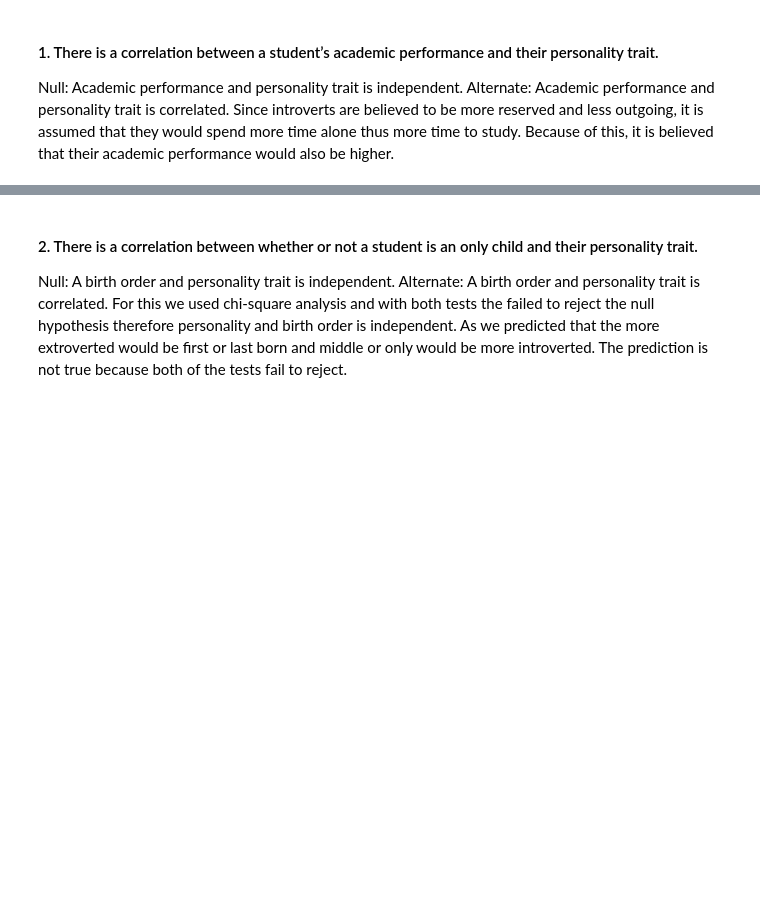
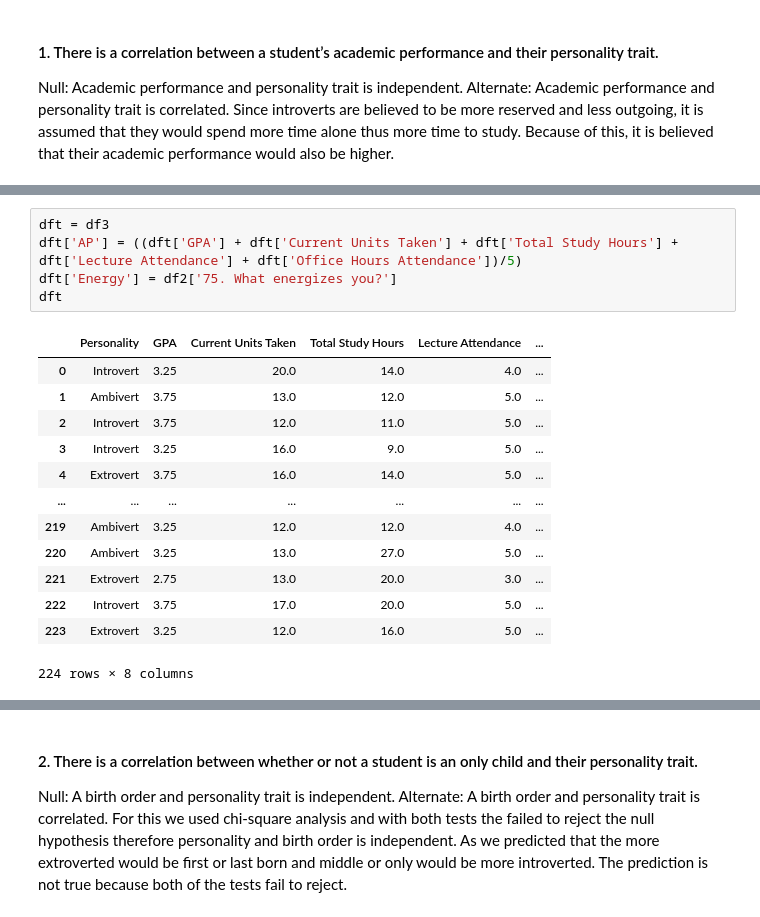
Before and after one commit to cho102/cs105_project, a Jupyter notebook: Mini-Project.ipynb, the cells around one changed output, grey strips where cells are left out. Drawn from its saved outputs; the diff is of its cells as text; blank space fills up the shorter version.

```diff
--- a/Mini-Project.ipynb
+++ b/Mini-Project.ipynb
@@ -384,0 +389,19 @@ Since introverts are believed to be more reserved and less outgoing, it is assum
+# %%
+dft = df3
+dft['AP'] = ((dft['GPA'] + dft['Current Units Taken'] + dft['Total Study Hours'] + dft['Lecture Attendance'] + dft['Office Hours Attendance'])/5)
+dft['Energy'] = df2['75. What energizes you?']
+dft
+# %% [output]
+|  | Personality | GPA | Current Units Taken | Total Study Hours | Lecture Attendance | ... |
+| 0 | Introvert | 3.25 | 20.0 | 14.0 | 4.0 | ... |
+| 1 | Ambivert | 3.75 | 13.0 | 12.0 | 5.0 | ... |
+| 2 | Introvert | 3.75 | 12.0 | 11.0 | 5.0 | ... |
+| 3 | Introvert | 3.25 | 16.0 | 9.0 | 5.0 | ... |
+| 4 | Extrovert | 3.75 | 16.0 | 14.0 | 5.0 | ... |
+| ... | ... | ... | ... | ... | ... | ... |
+| 219 | Ambivert | 3.25 | 12.0 | 12.0 | 4.0 | ... |
+| 220 | Ambivert | 3.25 | 13.0 | 27.0 | 5.0 | ... |
+| 221 | Extrovert | 2.75 | 13.0 | 20.0 | 3.0 | ... |
+| 222 | Introvert | 3.75 | 17.0 | 20.0 | 5.0 | ... |
+| 223 | Extrovert | 3.25 | 12.0 | 16.0 | 5.0 | ... |
+224 rows × 8 columns
```
Also changed, not shown: parts of 8 cells of this notebook.
